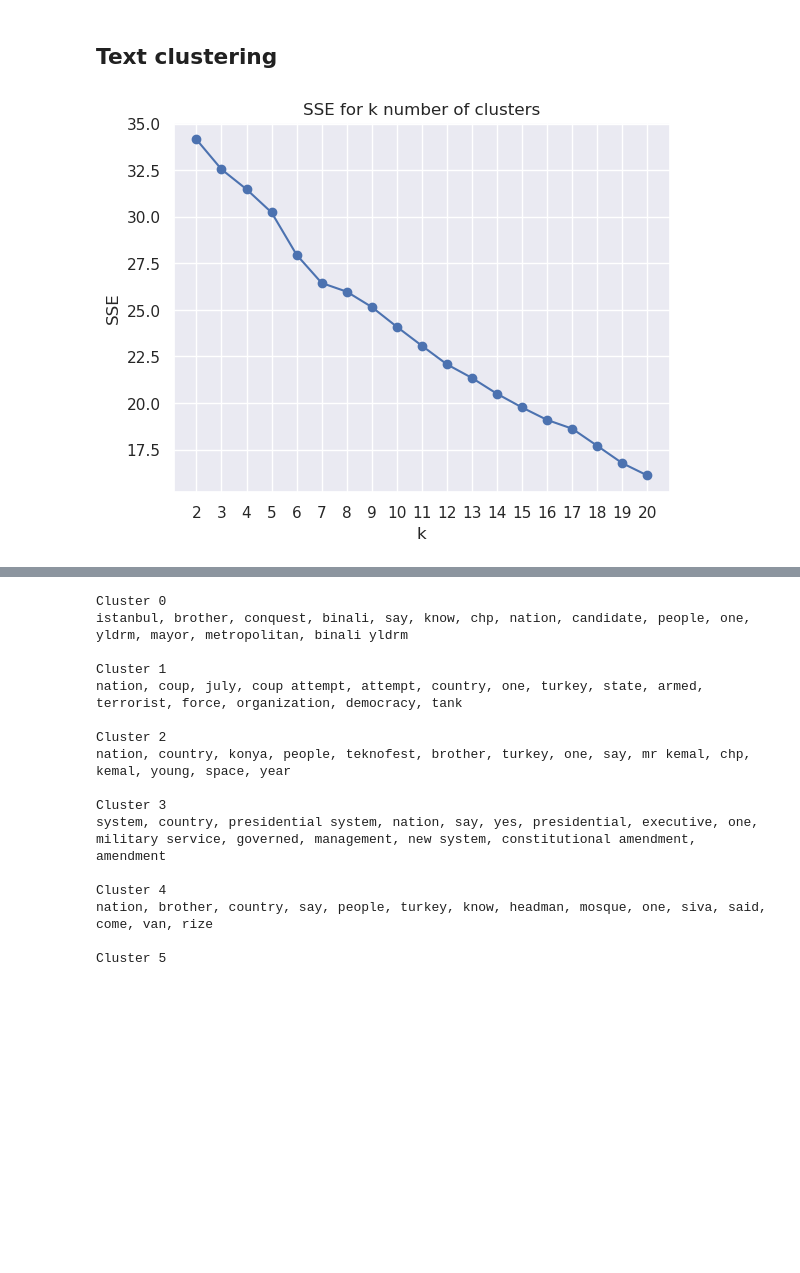
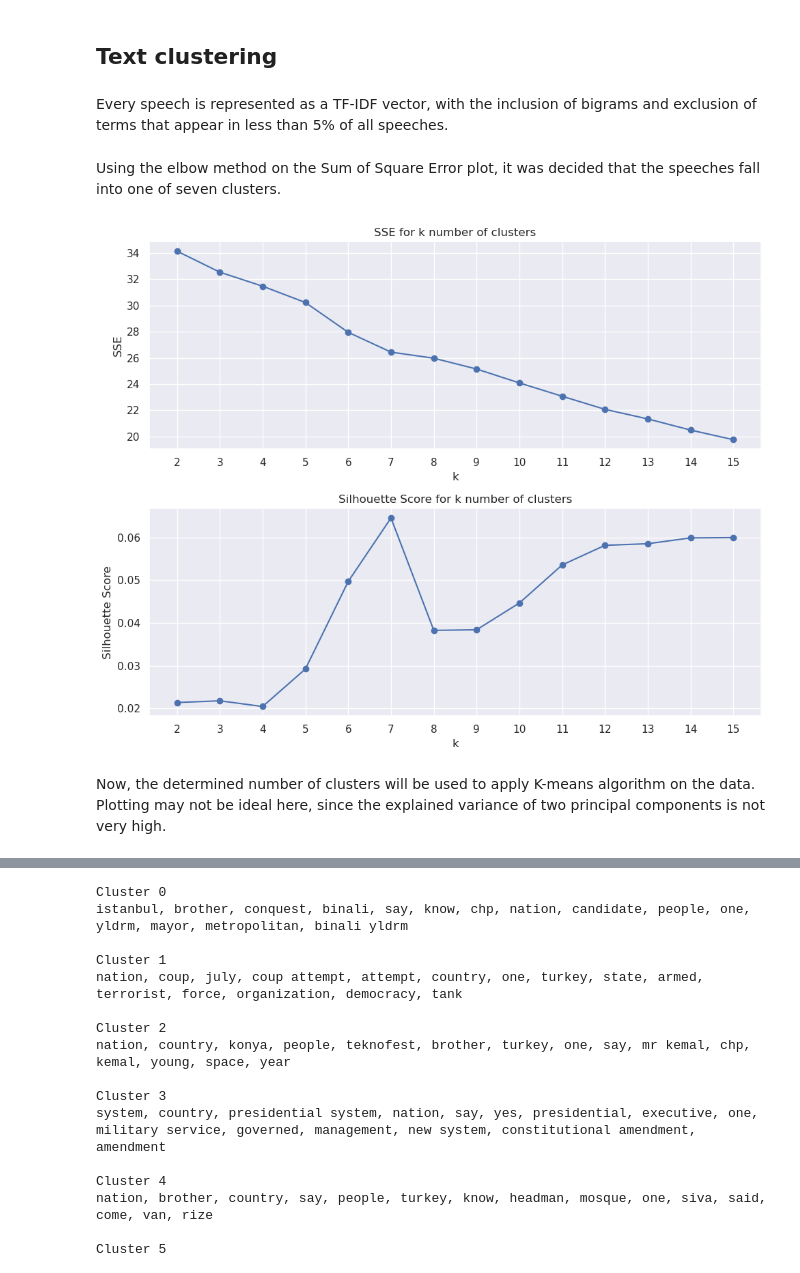
Before and after one commit to mrcljns/Text-Mining-Projects, a Jupyter notebook: Speeches_project/erdogan_speeches_notebook.ipynb, the cells around one changed output, grey strips where cells are left out. Saved outputs shown, nothing was run; the diff lists cells and outputs as text; code cells hidden in the pictures; blank space fills up the shorter version.

```diff
--- a/Speeches_project/erdogan_speeches_notebook.ipynb
+++ b/Speeches_project/erdogan_speeches_notebook.ipynb
@@ -131,4 +225,6 @@ text_df_clean.head()
 | 4 | Their Speech at the Great Rumelia... | 2023-05-22 | dear youth dear lady sister dear ... | 2023-05-28 | Recep Tayyip Erdoğan won the elec... | before |
 # %% [markdown]
 ## Text clustering
+# %% [markdown]
+Every speech is represented as a TF-IDF vector, with the inclusion of bigrams and exclusion of terms that appear in less than 5% of all speeches.
 # %%
@@ -138,8 +231,11 @@ text_df_clean.head()
 tfidf_text_vectorizer = TfidfVectorizer(ngram_range=(1,2), min_df=0.05)
 tfidf_text_vectors = tfidf_text_vectorizer.fit_transform(text_df_clean.Translated_text)
-# %%
-# Based on the elbow method, seems like 7 is an appropriate number of clusters
-get_clusters_number(tfidf_text_vectors, 20)
-# %% [output]
-[figure, removed]
+# %% [markdown]
+Using the elbow method on the Sum of Square Error plot, it was decided that the speeches fall into one of seven clusters.
+# %%
+get_clusters_number(tfidf_text_vectors, 15)
+# %% [output]
+[figure, added]
+# %% [markdown]
+Now, the determined number of clusters will be used to apply K-means algorithm on the data. Plotting may not be ideal here, since the explained variance of two principal components is not very high.
 # %%
```
Also changed, not shown: parts of 51 cells of this notebook.
